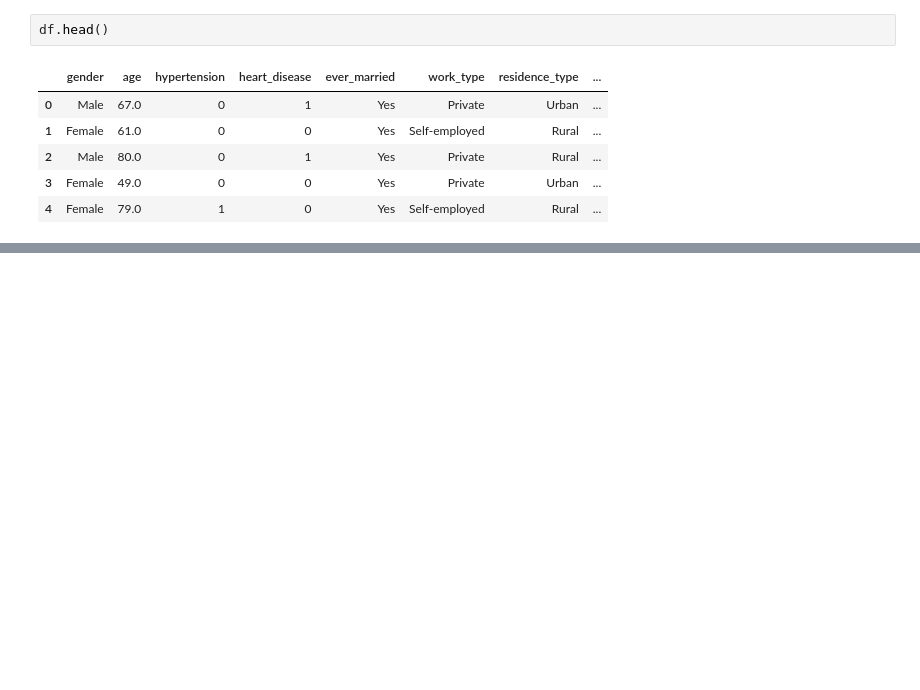
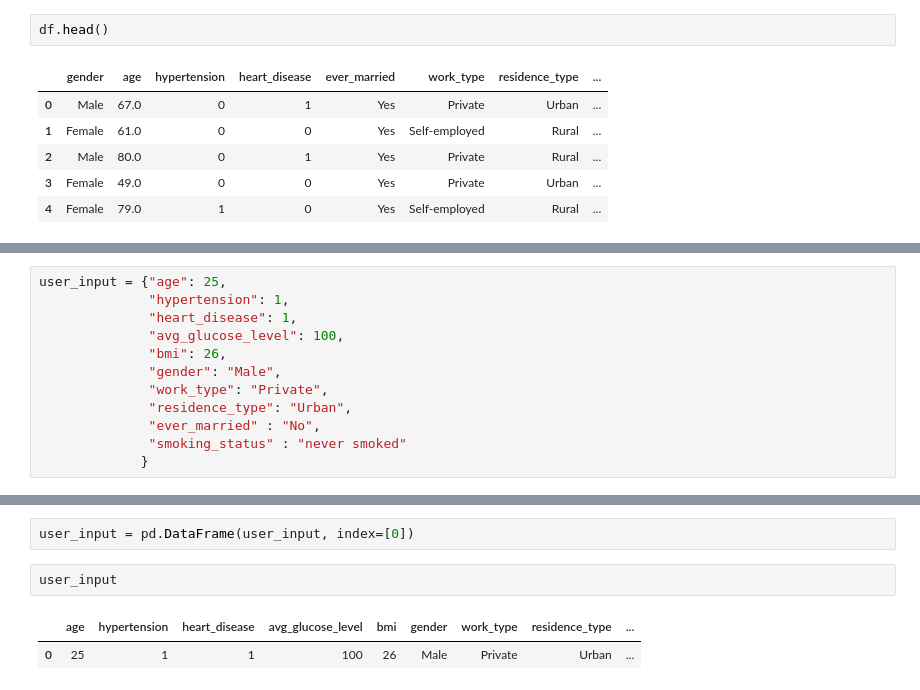
Before and after one commit to stroke-predictors/germain-capstone-stoke-prediction, a Jupyter notebook: script_scratch.ipynb, the cells around one changed output, grey strips where cells are left out. Drawn from its saved outputs; the diff is of its cells as text; blank space fills up the shorter version.

```diff
--- a/script_scratch.ipynb
+++ b/script_scratch.ipynb
@@ -105,0 +209,12 @@ user_input = {"age": a,
+# %%
+user_input = {"age": 25,
+              "hypertension": 1,
+              "heart_disease": 1,
+              "avg_glucose_level": 100,
+              "bmi": 26,
+              "gender": "Male",
+              "work_type": "Private",
+              "residence_type": "Urban",
+              "ever_married" : "No",
+              "smoking_status" : "never smoked"
+             }
@@ -105,0 +235,7 @@ user_input = {"age": a,
+# %%
+user_input = pd.DataFrame(user_input, index=[0])
+# %%
+user_input
+# %% [output]
+|  | age | hypertension | heart_disease | avg_glucose_level | bmi | gender | work_type | residence_type | ... |
+| 0 | 25 | 1 | 1 | 100 | 26 | Male | Private | Urban | ... |
```
Also changed, not shown: parts of 21 cells of this notebook, 1 other file.
